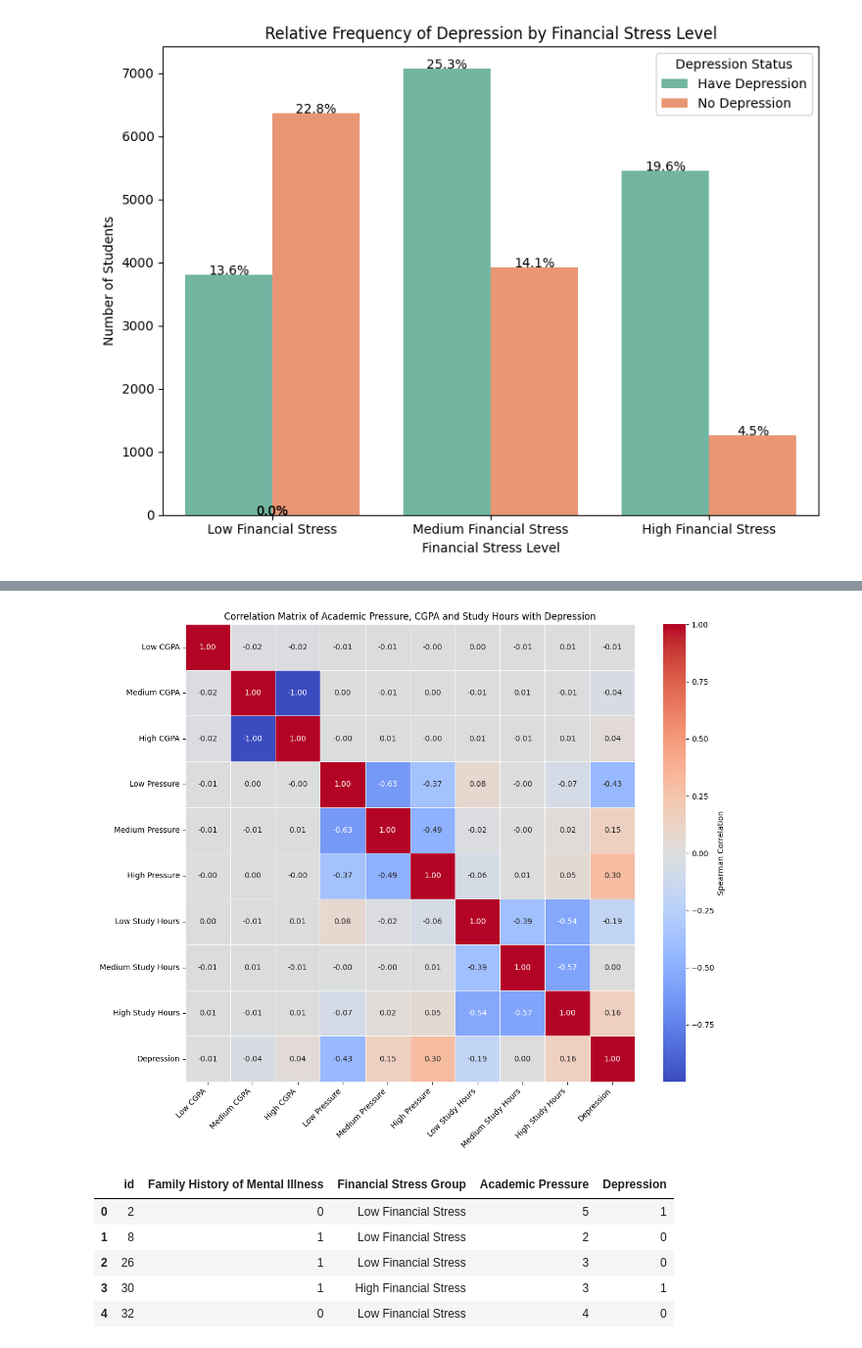
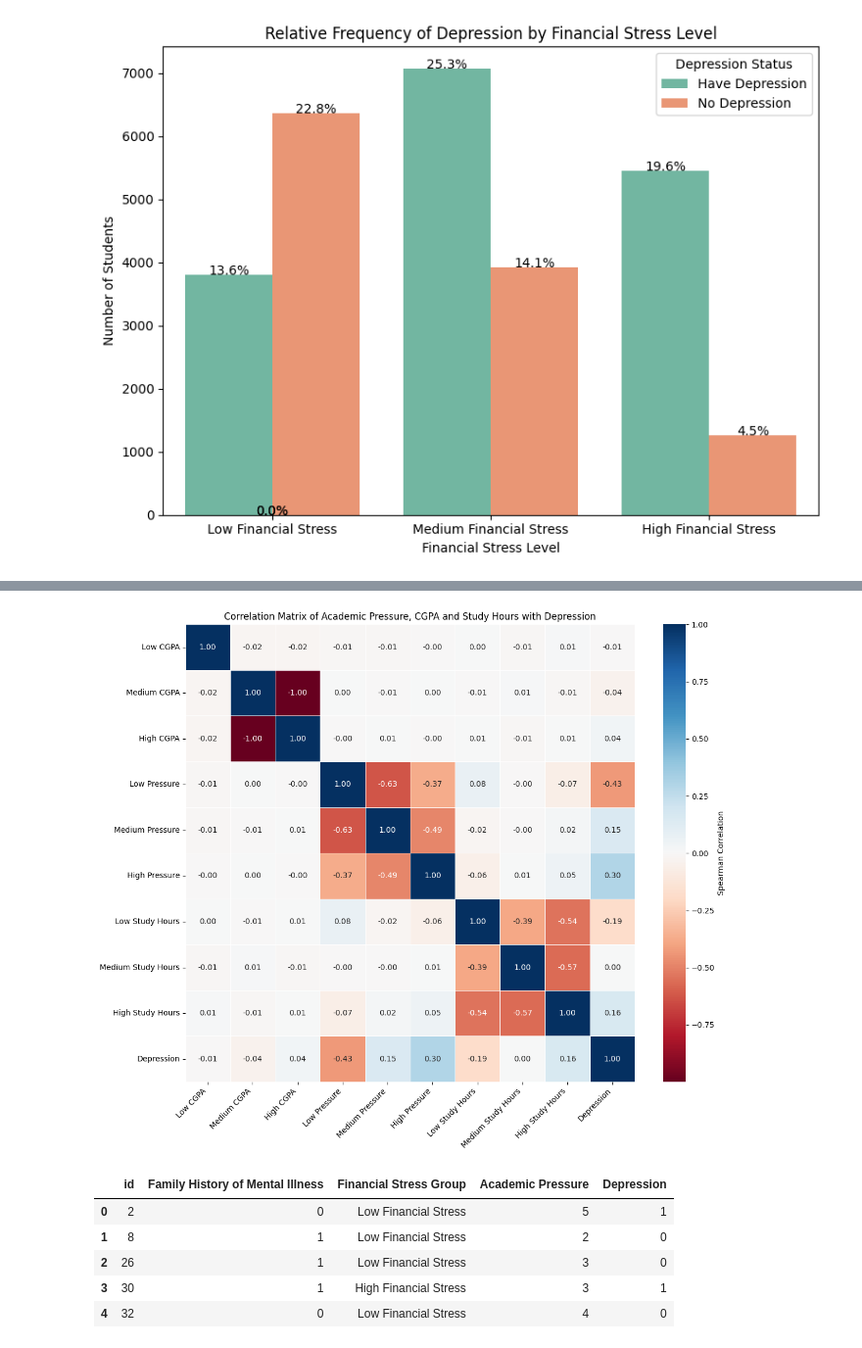
Before and after one commit to AdlinSofea43/Assignment-Part-2, a Jupyter notebook: Data Science Project.ipynb, the cells around one changed output, grey strips where cells are left out. Shown at 98% size. Cells and saved outputs as stored; diff of their text form; code cells hidden in the pictures.

```diff
--- a/Data Science Project.ipynb
+++ b/Data Science Project.ipynb
@@ -721,35 +720,35 @@ cgpamap = {"Low CGPA": 1, "Medium CGPA": 2, "High CGPA": 3}
 hoursmap = {"Low Study Hours": 1, "Medium Study Hours": 2, "High Study Hours": 3}
 pressuremap = {1: 1, 2: 1, 3: 2, 4: 2, 5: 3}
 
 df_q3["CGPA Ordinal"] = df_q3["CGPA Group"].map(cgpamap)
 df_q3["Study Hours Ordinal"] = df_q3["Study Hours Group"].map(hoursmap)
 df_q3["Academic Pressure Ordinal"] = df_q3["Academic Pressure"].map(pressuremap)
 
 # define categories
 categories = [ "Low CGPA", "Medium CGPA", "High CGPA", "Low Pressure", "Medium Pressure", "High Pressure", "Low Study Hours", "Medium Study Hours", "High Study Hours", "Depression"]
 
 # creates a new DataFrame
 df_ordinal = pd.DataFrame({
     "Low CGPA": (df_q3["CGPA Ordinal"] == 1).astype(int), "Medium CGPA": (df_q3["CGPA Ordinal"] == 2).astype(int),
     "High CGPA": (df_q3["CGPA Ordinal"] == 3).astype(int), "Low Pressure": (df_q3["Academic Pressure Ordinal"] == 1).astype(int),
     "Medium Pressure": (df_q3["Academic Pressure Ordinal"] == 2).astype(int), "High Pressure": (df_q3["Academic Pressure Ordinal"] == 3).astype(int),
     "Low Study Hours": (df_q3["Study Hours Ordinal"] == 1).astype(int), "Medium Study Hours": (df_q3["Study Hours Ordinal"] == 2).astype(int),
     "High Study Hours": (df_q3["Study Hours Ordinal"] == 3).astype(int), "Depression": df_q3["Depression"]
 })
 
 # compute Spearman Correlation Matrix
 corr_matrix = df_ordinal.corr(method="spearman")
 
 # plot heatmap
 plt.figure(figsize=(12, 10))
-sb.heatmap( corr_matrix, annot=True, fmt=".2f", cmap="coolwarm", center=0, linewidths=0.5, cbar_kws={"label": "Spearman Correlation"})
+sb.heatmap(corr_matrix, annot=True, fmt=".2f", cmap="RdBu", center=0, linewidths=0.5, cbar_kws={"label": "Spearman Correlation"})
 plt.title("Correlation Matrix of Academic Pressure, CGPA and Study Hours with Depression")
 plt.xticks(rotation=45, ha="right")
 plt.yticks(rotation=0)
 plt.tight_layout()
 plt.show()
 # %% [output]
-[figure, old version]
+[figure, new version]
 # %%
 # question 4
 
```
Also changed, not shown: parts of 14 cells of this notebook.
